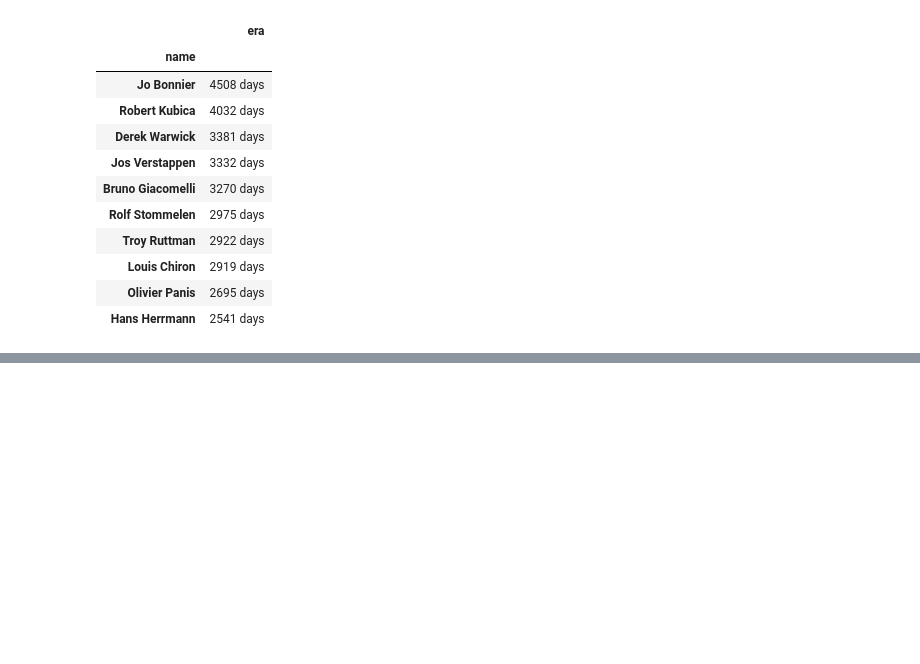
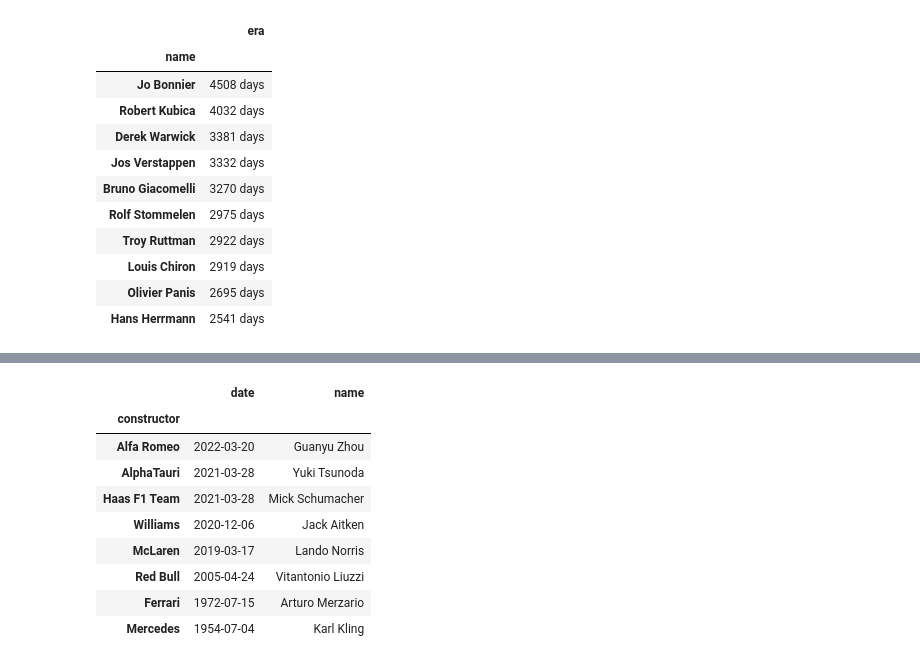
Before and after one commit to michalkasparek/f1-stats, a Jupyter notebook: Career Beginnings and Endings.ipynb, the cells around one changed output, grey strips where cells are left out. Saved outputs shown, nothing was run; the diff lists cells and outputs as text; code cells hidden in the pictures; blank space fills up the shorter version.

```diff
--- a/Career Beginnings and Endings.ipynb
+++ b/Career Beginnings and Endings.ipynb
@@ -226,0 +221,15 @@ afterLastPodium.groupby(["name"]).agg({"era": max}).sort_values(by="era", ascend
+# %%
+lastDebutCurrentTeams = firstRaces.loc[firstRaces[firstRaces.constructor.isin(currentConstructors)].groupby(["constructor"])["date"].agg(pd.Series.idxmax)]
+# %%
+lastDebutCurrentTeams[["constructor", "date", "name"]].set_index("constructor").sort_values(by="date",ascending=False).head(60)
+# %% [output]
+|  | date | name |
+| constructor |  |  |
+| Alfa Romeo | 2022-03-20 | Guanyu Zhou |
+| AlphaTauri | 2021-03-28 | Yuki Tsunoda |
+| Haas F1 Team | 2021-03-28 | Mick Schumacher |
+| Williams | 2020-12-06 | Jack Aitken |
+| McLaren | 2019-03-17 | Lando Norris |
+| Red Bull | 2005-04-24 | Vitantonio Liuzzi |
+| Ferrari | 1972-07-15 | Arturo Merzario |
+| Mercedes | 1954-07-04 | Karl Kling |
```
Also changed, not shown: parts of 10 cells of this notebook, 4 other files.
